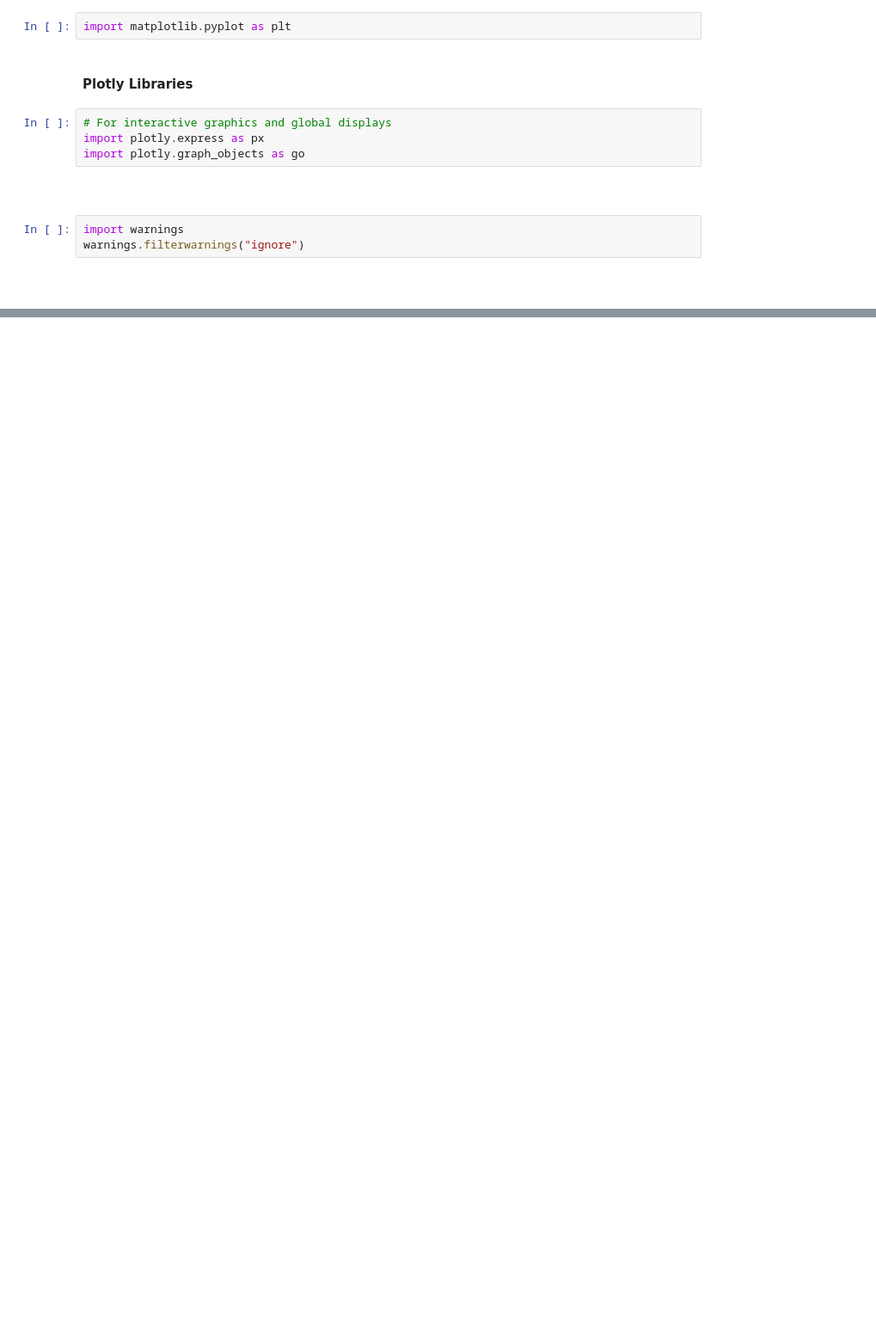
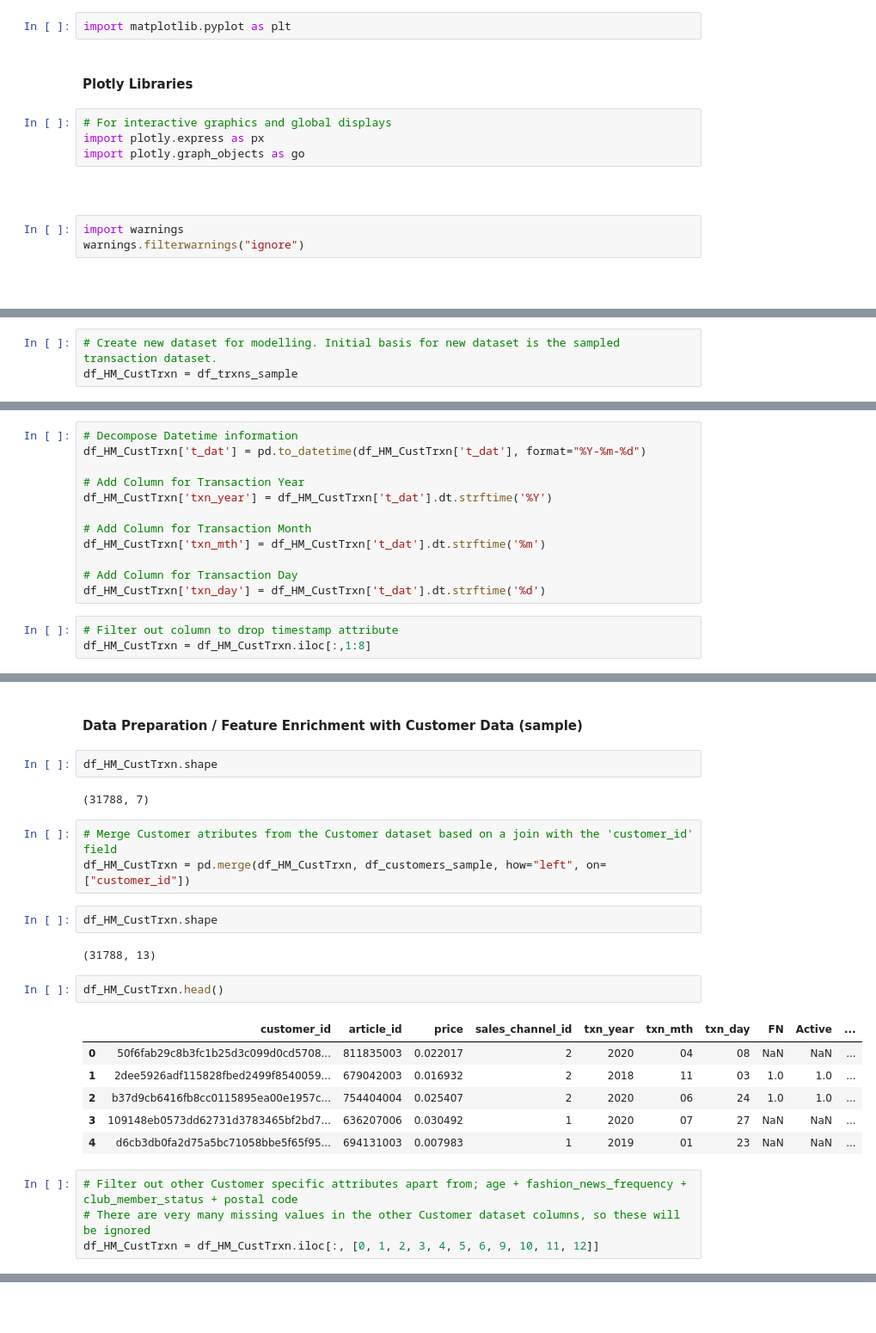
Before and after one commit to JackDaedalus/ML_CA, a Jupyter notebook: MachineLearning_CA_D21124026_CFinnegan v1-1 060422.ipynb, the cells around one changed output, grey strips where cells are left out. Shown: that part at 86% size. Saved outputs shown, nothing was run; the diff lists cells and outputs as text; blank space fills up the shorter version.

```diff
--- a/MachineLearning_CA_D21124026_CFinnegan v1-1 060422.ipynb
+++ b/MachineLearning_CA_D21124026_CFinnegan v1-1 060422.ipynb
@@ -93,0 +224,3 @@ df_Articles.head()
+# %%
+# Create new dataset for modelling. Initial basis for new dataset is the sampled transaction dataset.
+df_HM_CustTrxn = df_trxns_sample
@@ -93,0 +236,15 @@ df_Articles.head()
+# %%
+# Decompose Datetime information
+df_HM_CustTrxn['t_dat'] = pd.to_datetime(df_HM_CustTrxn['t_dat'], format="%Y-%m-%d")
+
+# Add Column for Transaction Year
+df_HM_CustTrxn['txn_year'] = df_HM_CustTrxn['t_dat'].dt.strftime('%Y')
+
+# Add Column for Transaction Month
+df_HM_CustTrxn['txn_mth'] = df_HM_CustTrxn['t_dat'].dt.strftime('%m')
+
+# Add Column for Transaction Day
+df_HM_CustTrxn['txn_day'] = df_HM_CustTrxn['t_dat'].dt.strftime('%d')
+# %%
+# Filter out column to drop timestamp attribute
+df_HM_CustTrxn = df_HM_CustTrxn.iloc[:,1:8]
@@ -93,0 +271,26 @@ df_Articles.head()
+# %% [markdown]
+#### Data Preparation / Feature Enrichment with Customer Data (sample)
+# %%
+df_HM_CustTrxn.shape
+# %% [output]
+(31788, 7)
+# %%
+# Merge Customer atributes from the Customer dataset based on a join with the 'customer_id' field
+df_HM_CustTrxn = pd.merge(df_HM_CustTrxn, df_customers_sample, how="left", on=["customer_id"])
+# %%
+df_HM_CustTrxn.shape
+# %% [output]
+(31788, 13)
+# %%
+df_HM_CustTrxn.head()
+# %% [output]
+|  | customer_id | article_id | price | sales_channel_id | txn_year | txn_mth | txn_day | FN | Active | ... |
+| 0 | 50f6fab29c8b3fc1b25d3c099d0cd5708... | 811835003 | 0.022017 | 2 | 2020 | 04 | 08 | NaN | NaN | ... |
+| 1 | 2dee5926adf115828fbed2499f8540059... | 679042003 | 0.016932 | 2 | 2018 | 11 | 03 | 1.0 | 1.0 | ... |
+| 2 | b37d9cb6416fb8cc0115895ea00e1957c... | 754404004 | 0.025407 | 2 | 2020 | 06 | 24 | 1.0 | 1.0 | ... |
+| 3 | 109148eb0573dd62731d3783465bf2bd7... | 636207006 | 0.030492 | 1 | 2020 | 07 | 27 | NaN | NaN | ... |
+| 4 | d6cb3db0fa2d75a5bc71058bbe5f65f95... | 694131003 | 0.007983 | 1 | 2019 | 01 | 23 | NaN | NaN | ... |
+# %%
+# Filter out other Customer specific attributes apart from; age + fashion_news_frequency + club_member_status + postal code
+# There are very many missing values in the other Customer dataset columns, so these will be ignored
+df_HM_CustTrxn = df_HM_CustTrxn.iloc[:, [0, 1, 2, 3, 4, 5, 6, 9, 10, 11, 12]]
```
Also changed, not shown: parts of 65 cells of this notebook.
